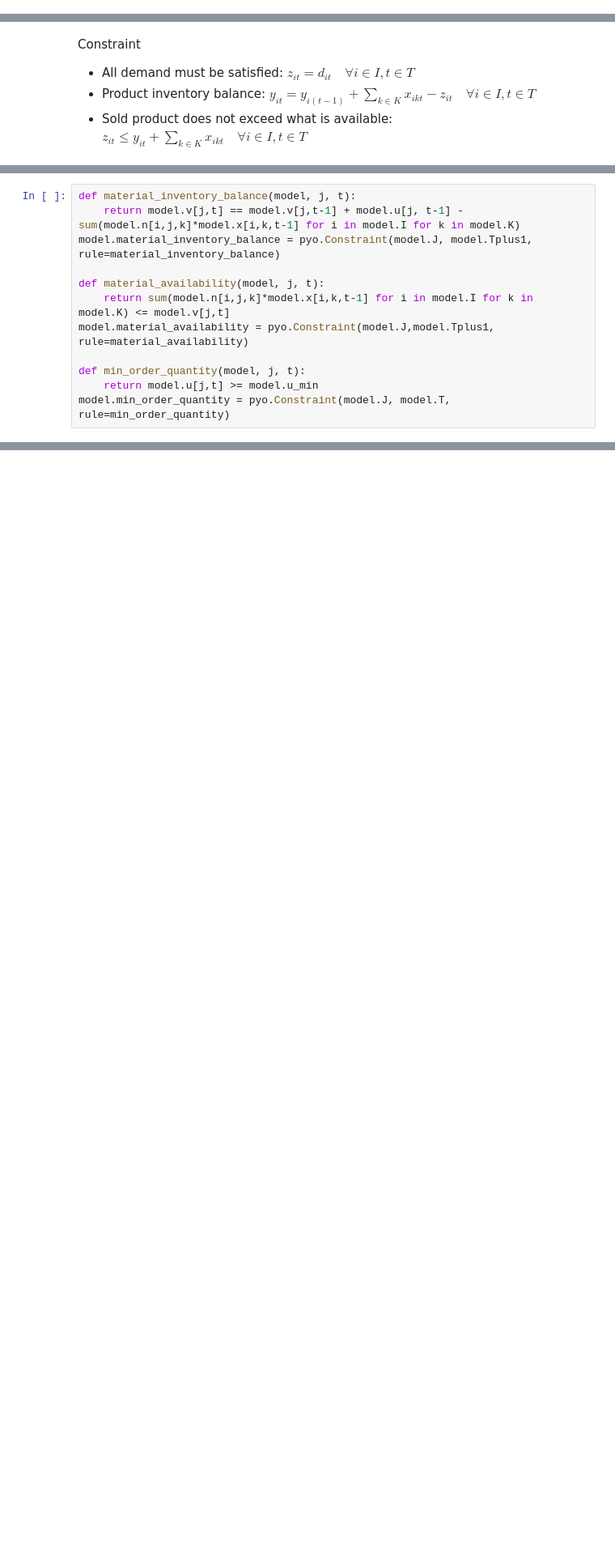
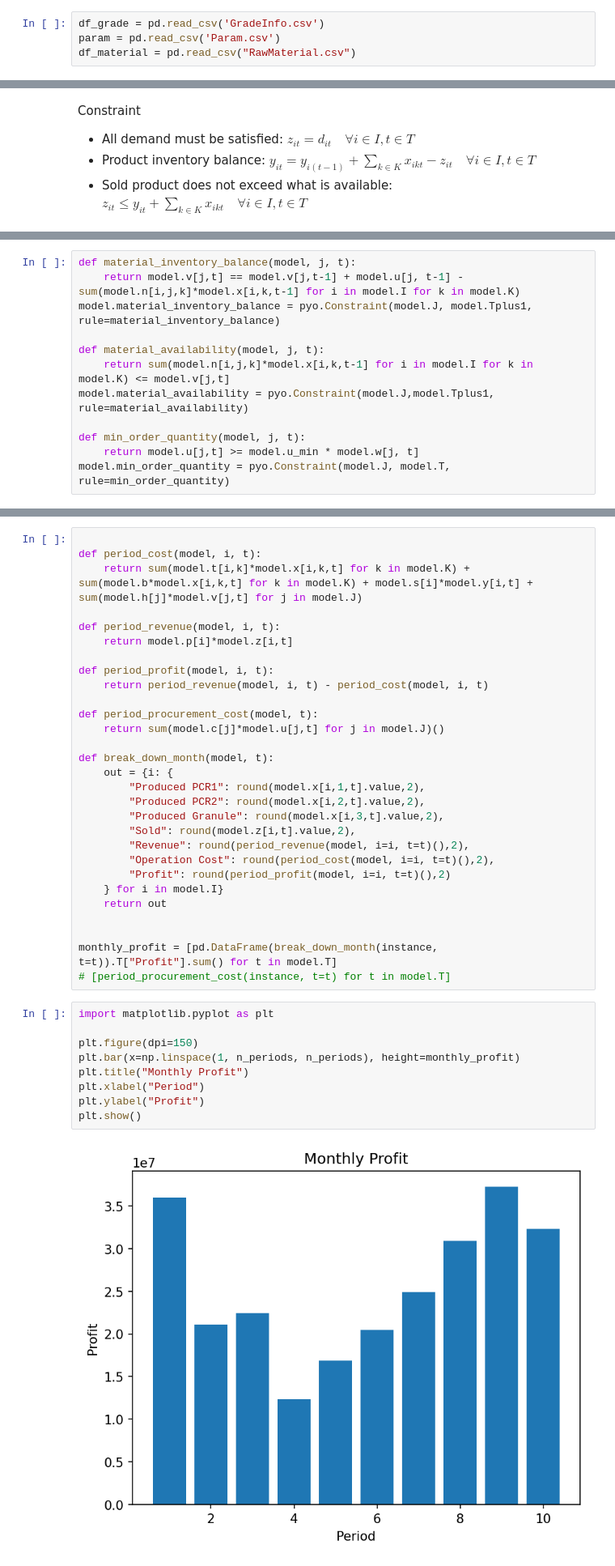
Before and after one commit to analytics-project-simt-its/analytics-project-simt-its.github.io, a Jupyter notebook: notebooks/pyomo_multi-commodity_production_planning.ipynb, the cells around one changed output, grey strips where cells are left out. Shown at 81% size. Cells and saved outputs as stored; diff of their text form; blank space fills up the shorter version.

Commit message:
first model

```diff
--- a/notebooks/pyomo_multi-commodity_production_planning.ipynb
+++ b/notebooks/pyomo_multi-commodity_production_planning.ipynb
@@ -59,3 +84,7 @@ $$\begin{aligned}
 \end{aligned}$$
+# %%
+df_grade = pd.read_csv('GradeInfo.csv')
+param = pd.read_csv('Param.csv')
+df_material = pd.read_csv("RawMaterial.csv")
 # %%
 # Create a toy model
@@ -175,6 +232,6 @@ def material_availability(model, j, t):
 model.material_availability = pyo.Constraint(model.J,model.Tplus1, rule=material_availability)
 
 def min_order_quantity(model, j, t):
-    return model.u[j,t] >= model.u_min
+    return model.u[j,t] >= model.u_min * model.w[j, t]
 model.min_order_quantity = pyo.Constraint(model.J, model.T, rule=min_order_quantity)
 # %% [markdown]
@@ -341,0 +381,40 @@ dtype: object
+# %%
+
+def period_cost(model, i, t):
+    return sum(model.t[i,k]*model.x[i,k,t] for k in model.K) + sum(model.b*model.x[i,k,t] for k in model.K) + model.s[i]*model.y[i,t] + sum(model.h[j]*model.v[j,t] for j in model.J)
+
+def period_revenue(model, i, t):
+    return model.p[i]*model.z[i,t]
+
+def period_profit(model, i, t):
+    return period_revenue(model, i, t) - period_cost(model, i, t)
+
+def period_procurement_cost(model, t):
+    return sum(model.c[j]*model.u[j,t] for j in model.J)()
+
+def break_down_month(model, t):
+    out = {i: {
+        "Produced PCR1": round(model.x[i,1,t].value,2),
+        "Produced PCR2": round(model.x[i,2,t].value,2),
+        "Produced Granule": round(model.x[i,3,t].value,2),
+        "Sold": round(model.z[i,t].value,2),
+        "Revenue": round(period_revenue(model, i=i, t=t)(),2),
+        "Operation Cost": round(period_cost(model, i=i, t=t)(),2),
+        "Profit": round(period_profit(model, i=i, t=t)(),2)
+    } for i in model.I}
+    return out
+
+
+monthly_profit = [pd.DataFrame(break_down_month(instance, t=t)).T["Profit"].sum() for t in model.T]
+# [period_procurement_cost(instance, t=t) for t in model.T]
+# %%
+import matplotlib.pyplot as plt
+
+plt.figure(dpi=150)
+plt.bar(x=np.linspace(1, n_periods, n_periods), height=monthly_profit)
+plt.title("Monthly Profit")
+plt.xlabel("Period")
+plt.ylabel("Profit")
+plt.show()
+# %% [output]
+[figure, added]
```
Also changed, not shown: parts of 20 cells of this notebook, 4 other files.
